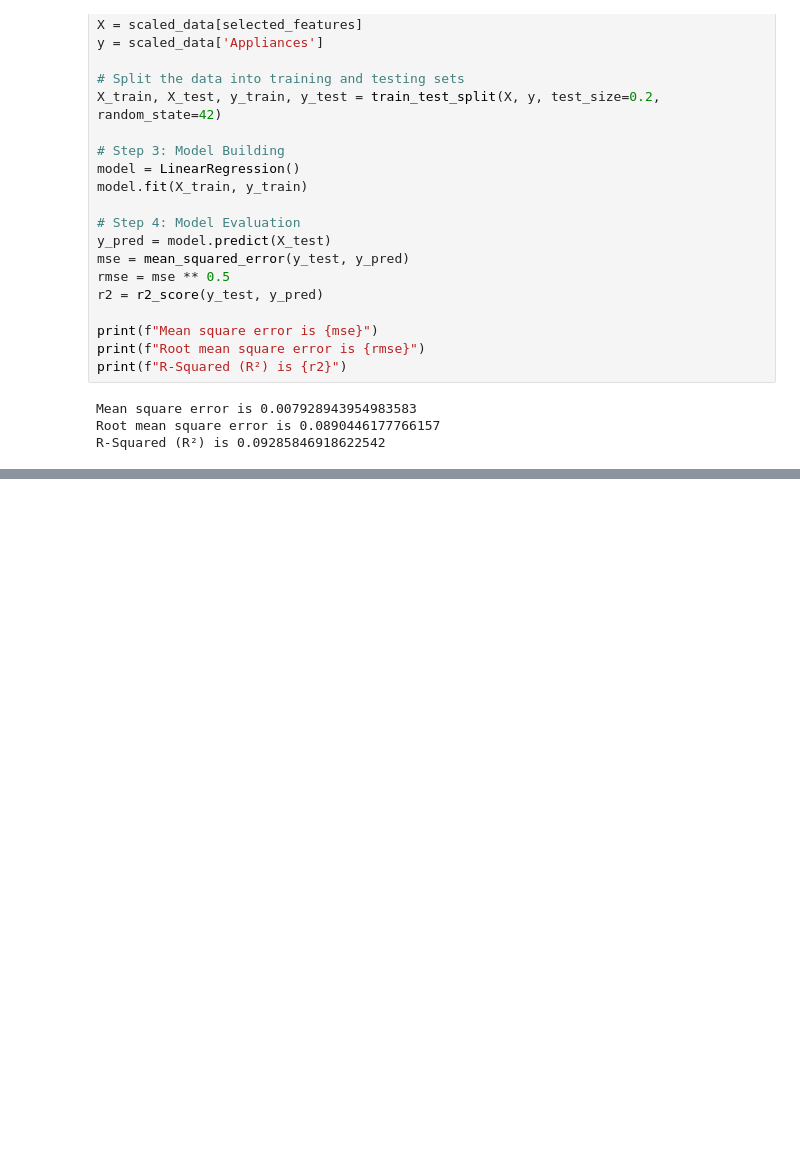
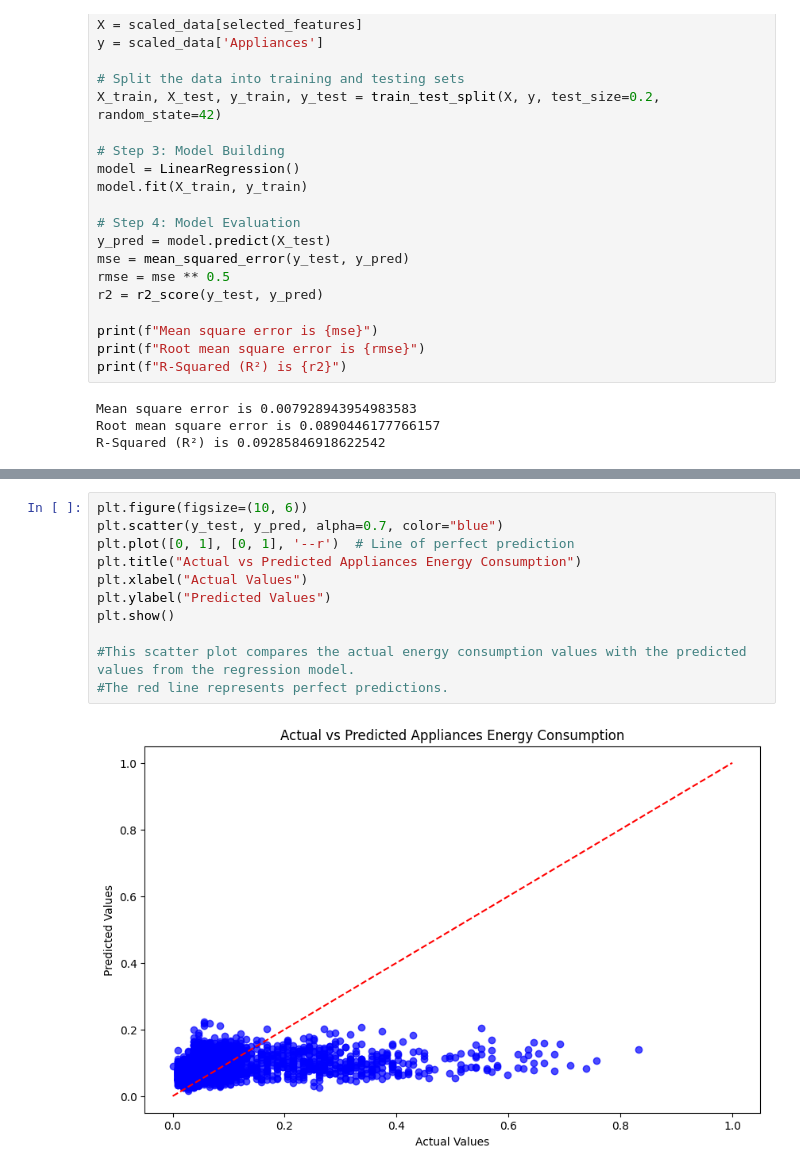
Before and after one commit to anibihakeem/predicting_energy_consumption, a Jupyter notebook: Predicting Energy Consumption.ipynb, the cells around one changed output, grey strips where cells are left out. Saved outputs shown, nothing was run; the diff lists cells and outputs as text; blank space fills up the shorter version.

```diff
--- a/Predicting Energy Consumption.ipynb
+++ b/Predicting Energy Consumption.ipynb
@@ -88,0 +116,13 @@ R-Squared (R²) is 0.09285846918622542
+# %%
+plt.figure(figsize=(10, 6))
+plt.scatter(y_test, y_pred, alpha=0.7, color="blue")
+plt.plot([0, 1], [0, 1], '--r')  # Line of perfect prediction
+plt.title("Actual vs Predicted Appliances Energy Consumption")
+plt.xlabel("Actual Values")
+plt.ylabel("Predicted Values")
+plt.show()
+
+#This scatter plot compares the actual energy consumption values with the predicted values from the regression model.
+#The red line represents perfect predictions.
+# %% [output]
+[figure, added]
```
Also changed, not shown: parts of 4 cells of this notebook.
